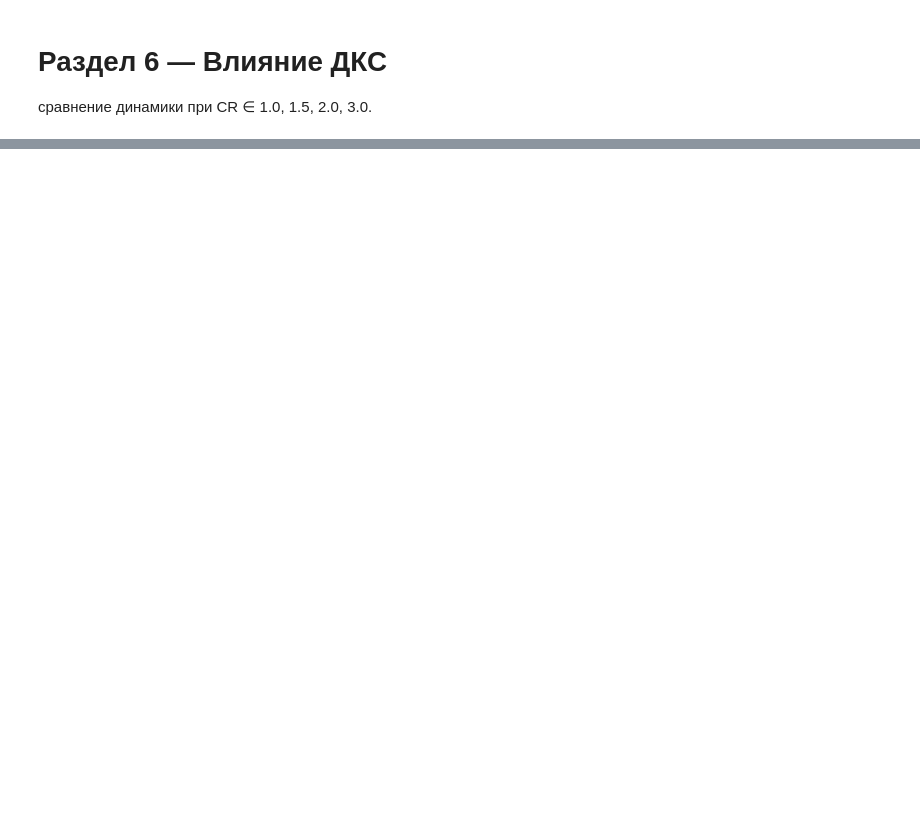
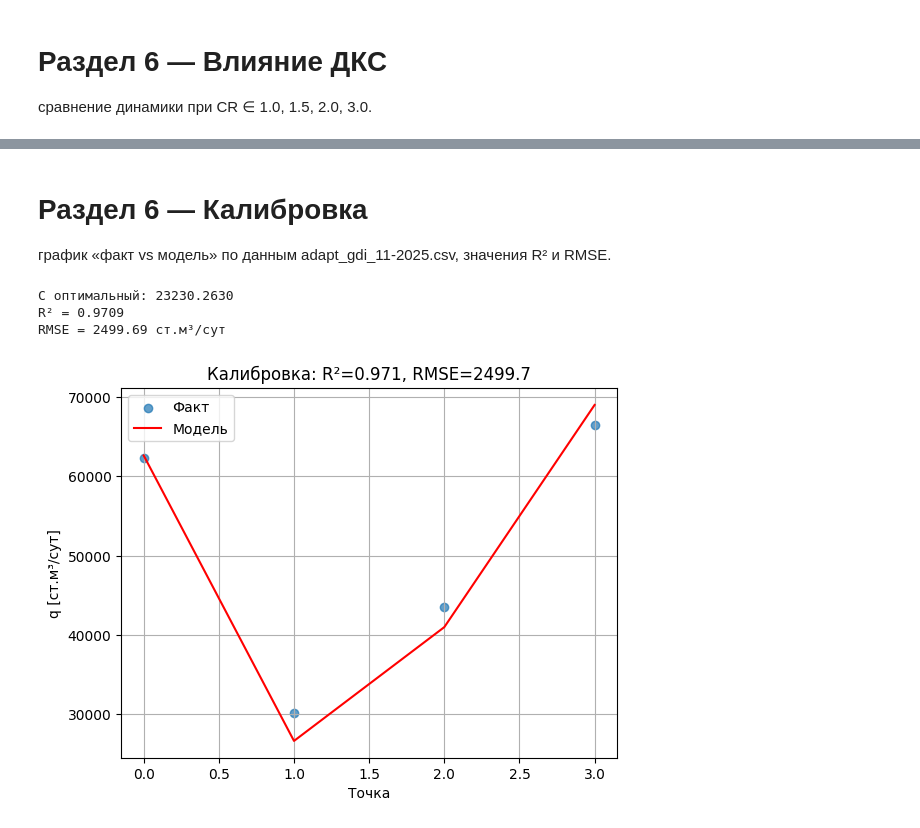
Before and after one commit to luismhpz95/gas_field_simulator, a Jupyter notebook: курсовая.ipynb, the cells around one changed output, grey strips where cells are left out. Saved outputs shown, nothing was run; the diff lists cells and outputs as text; code cells hidden in the pictures; blank space fills up the shorter version.

```diff
--- a/курсовая.ipynb
+++ b/курсовая.ipynb
@@ -302,0 +303,42 @@ dcs.CR = CR
+# %% [markdown]
+# Раздел 6 — Калибровка
+
+график «факт vs модель» по данным adapt_gdi_11-2025.csv, значения R² и RMSE.
+# %%
+# Промысловые данные
+df_fact    = pd.read_csv('adapt_gdi_11-2025.csv', sep=',')
+q_fact     = df_fact['q'].values
+P_res_fact = df_fact['p_res'].values
+P_bhp_fact = df_fact['p_bhp'].values
+
+# Функция ошибки
+def calculate_rmse(X):
+    C = X[0]
+    q_model = C * (P_res_fact - P_bhp_fact)
+    return np.sqrt(np.mean((q_model - q_fact)**2))
+
+# Оптимизация
+result = minimize(calculate_rmse, x0=[1.0], method='Nelder-Mead')
+C_opt     = result.x[0]
+print(f'C оптимальный: {C_opt:.4f}')
+
+q_opt = C_opt * (P_res_fact - P_bhp_fact)
+ss_res = np.sum((q_fact - q_opt)**2)
+ss_tot = np.sum((q_fact - np.mean(q_fact))**2)
+R2   = 1 - ss_res / ss_tot
+RMSE = np.sqrt(np.mean((q_fact - q_opt)**2))
+print(f'R² = {R2:.4f}')
+print(f'RMSE = {RMSE:.2f} ст.м³/сут')
+
+fig, axes = plt.subplots()
+axes.scatter(range(len(q_fact)), q_fact, label='Факт',   alpha=0.7)
+axes.plot(   range(len(q_opt)),  q_opt,  label='Модель', color='red')
+axes.set(xlabel='Точка', ylabel='q [ст.м³/сут]',
+       title=f'Калибровка: R²={R2:.3f}, RMSE={RMSE:.1f}')
+axes.legend()
+plt.show()
+# %% [output]
+C оптимальный: 23230.2630
+R² = 0.9709
+RMSE = 2499.69 ст.м³/сут
+[figure, added]
```
Also changed, not shown: parts of 6 cells of this notebook.
